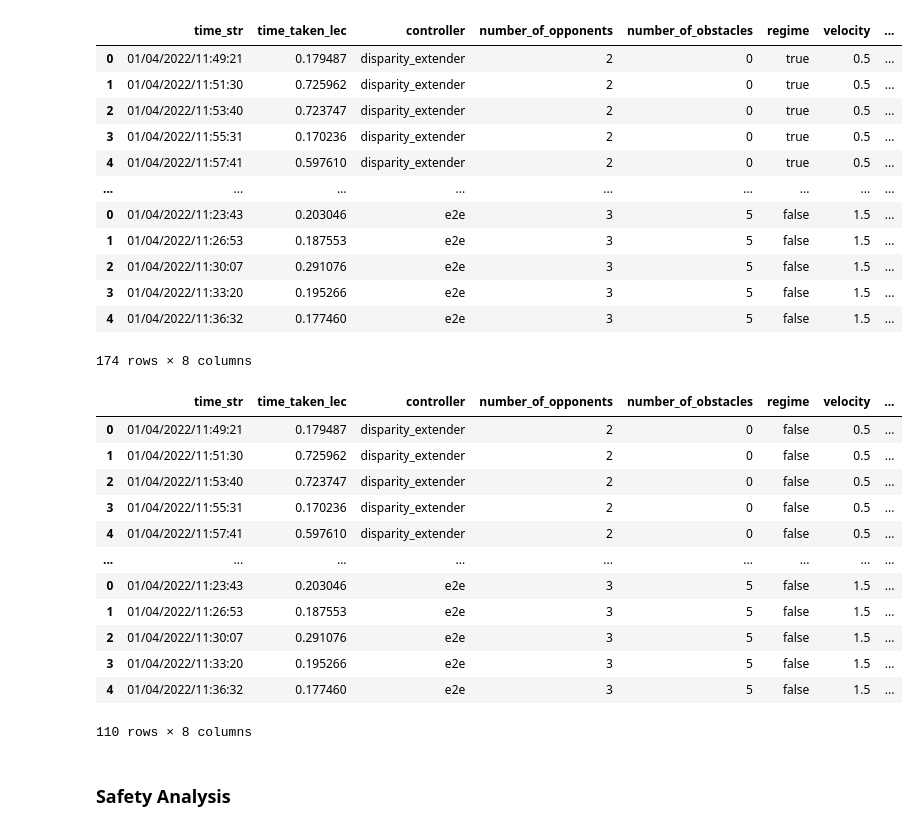
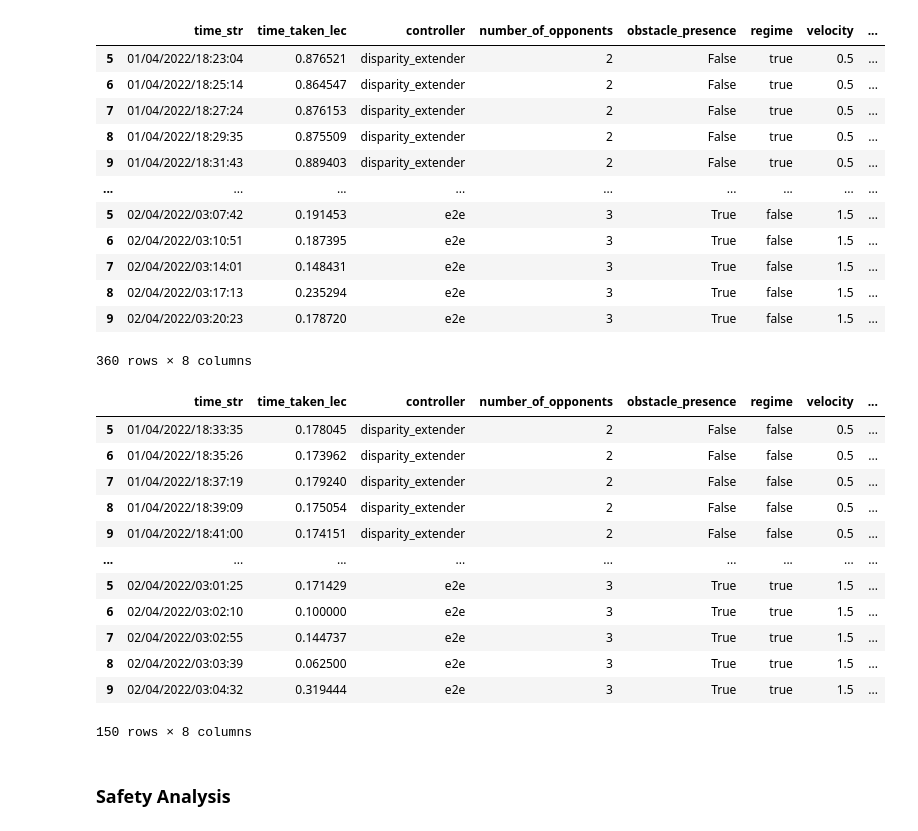
Before and after one commit to pmusau17/Platooning-F1Tenth, a Jupyter notebook: src/rtreach/logs/aij_experiments/Simplex vs Control Experiments.ipynb, the cells around one changed output. Drawn from its saved outputs; the diff is of its cells as text; code cells hidden in the pictures.

```diff
--- a/src/rtreach/logs/aij_experiments/Simplex vs Control Experiments.ipynb
+++ b/src/rtreach/logs/aij_experiments/Simplex vs Control Experiments.ipynb
@@ -20,73 +31,77 @@ velocities = ["0.5","1.0","1.5"]
 velocities_fn = {"0.5":"0.500000", "1.0":"1.000000","1.5":"1.500000"}
 controllers= ["disparity_extender","pure_pursuit","e2e"]
 file_str = "{}_{}_1.000000_{}_{}_0.0_0.0_{}.csv"
-collision_str = "collisions_{}_{}_{}_{}_cones_{}.csv"
+collision_str = "collisions_{}_{}_{}_{}_{}_cones.csv"
 for cntrl in controllers:
     for opp in opponents:
         for obs in obstacles:
             for vel in velocities:
                 for regime in control:
 
-                    file_name = "simplex"
-                    if(not regime):
+
+                    if(regime=="true"):
                         file_name = "nosimplex"
+                    else:
+                        file_name = "simplex"
+
 
                     fh = file_str.format(file_name,cntrl,opp,obs,velocities_fn[vel])
                     ch = collision_str.format(cntrl,opp,obs,vel,regime)
 
                     try:
-                        df = pd.read_csv(fh,header=None)
+                        df = pd.read_csv(fh,header=None).tail(5) # I only want the most recently run experiments here
                         df =df.rename(columns={0:'time_str',1:'time_taken_lec',2:'time_taken_safety_controller',3:'area'})
                         df['controller'] = cntrl
                         df['time_taken_lec'] * 100
                         df['number_of_opponents'] = opp
-                        df['number_of_obstacles']= obs
+                        df['obstacle_presence']= obs>0
                         df['regime'] = regime
                         df['velocity'] = vel
 
                         df = df.drop(columns = ["time_taken_safety_controller","area"])
 
                         if(os.path.exists(ch)):
+                            c_df = pd.read_csv(ch,header=None)
                             df['collision_percentage'] = ((c_df.count()[0])/5)*100
                         else:
                             df['collision_percentage'] = 0.0
 
                         original_dfs.append(df)
                     except:
                         continue
 
 
 dfs = pd.concat(original_dfs)
 dfs
 # %% [output]
-|  | time_str | time_taken_lec | controller | number_of_opponents | number_of_obstacles | regime | velocity | ... |
-| 0 | 01/04/2022/11:49:21 | 0.179487 | disparity_extender | 2 | 0 | true | 0.5 | ... |
-| 1 | 01/04/2022/11:51:30 | 0.725962 | disparity_extender | 2 | 0 | true | 0.5 | ... |
-| 2 | 01/04/2022/11:53:40 | 0.723747 | disparity_extender | 2 | 0 | true | 0.5 | ... |
-| 3 | 01/04/2022/11:55:31 | 0.170236 | disparity_extender | 2 | 0 | true | 0.5 | ... |
-| 4 | 01/04/2022/11:57:41 | 0.597610 | disparity_extender | 2 | 0 | true | 0.5 | ... |
+|  | time_str | time_taken_lec | controller | number_of_opponents | obstacle_presence | regime | velocity | ... |
+| 5 | 01/04/2022/18:23:04 | 0.876521 | disparity_extender | 2 | False | true | 0.5 | ... |
+| 6 | 01/04/2022/18:25:14 | 0.864547 | disparity_extender | 2 | False | true | 0.5 | ... |
+| 7 | 01/04/2022/18:27:24 | 0.876153 | disparity_extender | 2 | False | true | 0.5 | ... |
+| 8 | 01/04/2022/18:29:35 | 0.875509 | disparity_extender | 2 | False | true | 0.5 | ... |
+| 9 | 01/04/2022/18:31:43 | 0.889403 | disparity_extender | 2 | False | true | 0.5 | ... |
 | ... | ... | ... | ... | ... | ... | ... | ... | ... |
-| 0 | 01/04/2022/11:23:43 | 0.203046 | e2e | 3 | 5 | false | 1.5 | ... |
-| 1 | 01/04/2022/11:26:53 | 0.187553 | e2e | 3 | 5 | false | 1.5 | ... |
-| 2 | 01/04/2022/11:30:07 | 0.291076 | e2e | 3 | 5 | false | 1.5 | ... |
-| 3 | 01/04/2022/11:33:20 | 0.195266 | e2e | 3 | 5 | false | 1.5 | ... |
-| 4 | 01/04/2022/11:36:32 | 0.177460 | e2e | 3 | 5 | false | 1.5 | ... |
+| 5 | 02/04/2022/03:07:42 | 0.191453 | e2e | 3 | True | false | 1.5 | ... |
+| 6 | 02/04/2022/03:10:51 | 0.187395 | e2e | 3 | True | false | 1.5 | ... |
+| 7 | 02/04/2022/03:14:01 | 0.148431 | e2e | 3 | True | false | 1.5 | ... |
+| 8 | 02/04/2022/03:17:13 | 0.235294 | e2e | 3 | True | false | 1.5 | ... |
+| 9 | 02/04/2022/03:20:23 | 0.178720 | e2e | 3 | True | false | 1.5 | ... |
-174 rows × 8 columns
+360 rows × 8 columns
 # %%
 dfs[dfs['collision_percentage'] > 0]
 # %% [output]
-|  | time_str | time_taken_lec | controller | number_of_opponents | number_of_obstacles | regime | velocity | ... |
-| 0 | 01/04/2022/11:49:21 | 0.179487 | disparity_extender | 2 | 0 | false | 0.5 | ... |
-| 1 | 01/04/2022/11:51:30 | 0.725962 | disparity_extender | 2 | 0 | false | 0.5 | ... |
-| 2 | 01/04/2022/11:53:40 | 0.723747 | disparity_extender | 2 | 0 | false | 0.5 | ... |
-| 3 | 01/04/2022/11:55:31 | 0.170236 | disparity_extender | 2 | 0 | false | 0.5 | ... |
-| 4 | 01/04/2022/11:57:41 | 0.597610 | disparity_extender | 2 | 0 | false | 0.5 | ... |
+|  | time_str | time_taken_lec | controller | number_of_opponents | obstacle_presence | regime | velocity | ... |
+| 5 | 01/04/2022/18:33:35 | 0.178045 | disparity_extender | 2 | False | false | 0.5 | ... |
+| 6 | 01/04/2022/18:35:26 | 0.173962 | disparity_extender | 2 | False | false | 0.5 | ... |
+| 7 | 01/04/2022/18:37:19 | 0.179240 | disparity_extender | 2 | False | false | 0.5 | ... |
+| 8 | 01/04/2022/18:39:09 | 0.175054 | disparity_extender | 2 | False | false | 0.5 | ... |
+| 9 | 01/04/2022/18:41:00 | 0.174151 | disparity_extender | 2 | False | false | 0.5 | ... |
 | ... | ... | ... | ... | ... | ... | ... | ... | ... |
-| 0 | 01/04/2022/11:23:43 | 0.203046 | e2e | 3 | 5 | false | 1.5 | ... |
-| 1 | 01/04/2022/11:26:53 | 0.187553 | e2e | 3 | 5 | false | 1.5 | ... |
-| 2 | 01/04/2022/11:30:07 | 0.291076 | e2e | 3 | 5 | false | 1.5 | ... |
-| 3 | 01/04/2022/11:33:20 | 0.195266 | e2e | 3 | 5 | false | 1.5 | ... |
-| 4 | 01/04/2022/11:36:32 | 0.177460 | e2e | 3 | 5 | false | 1.5 | ... |
+| 5 | 02/04/2022/03:01:25 | 0.171429 | e2e | 3 | True | true | 1.5 | ... |
+| 6 | 02/04/2022/03:02:10 | 0.100000 | e2e | 3 | True | true | 1.5 | ... |
+| 7 | 02/04/2022/03:02:55 | 0.144737 | e2e | 3 | True | true | 1.5 | ... |
+| 8 | 02/04/2022/03:03:39 | 0.062500 | e2e | 3 | True | true | 1.5 | ... |
+| 9 | 02/04/2022/03:04:32 | 0.319444 | e2e | 3 | True | true | 1.5 | ... |
-110 rows × 8 columns
+150 rows × 8 columns
 # %% [markdown]
 ### Safety Analysis
```
Also changed, not shown: parts of 5 cells of this notebook.
